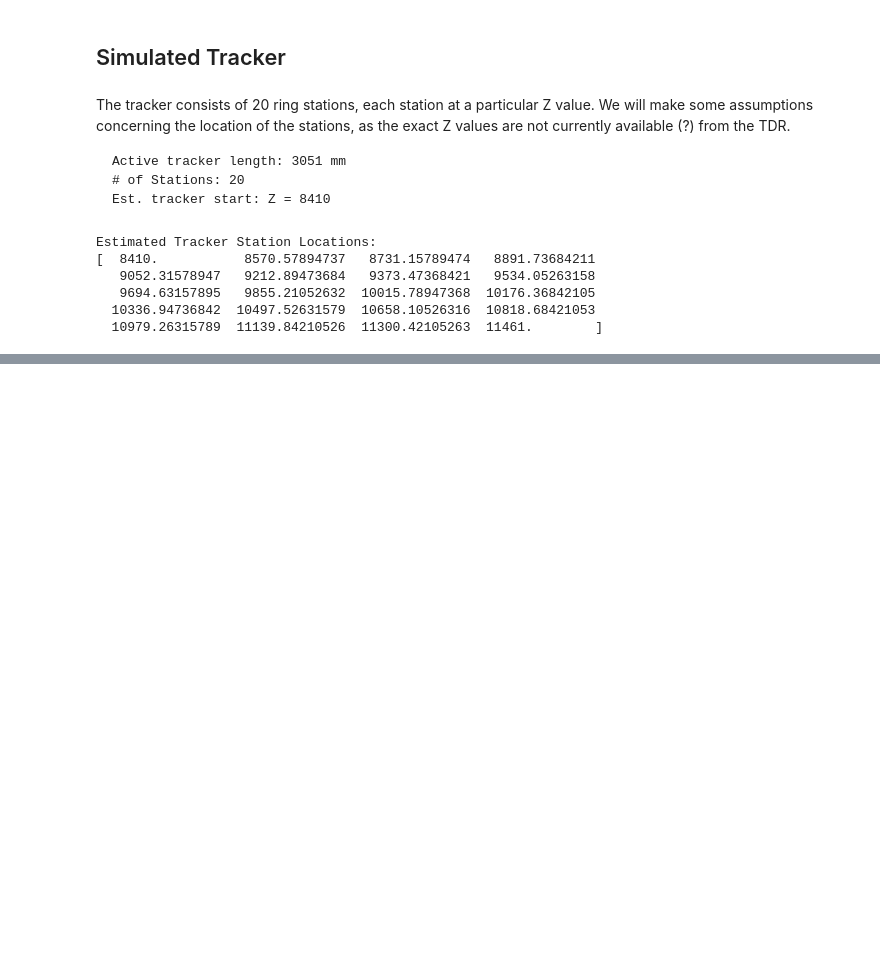
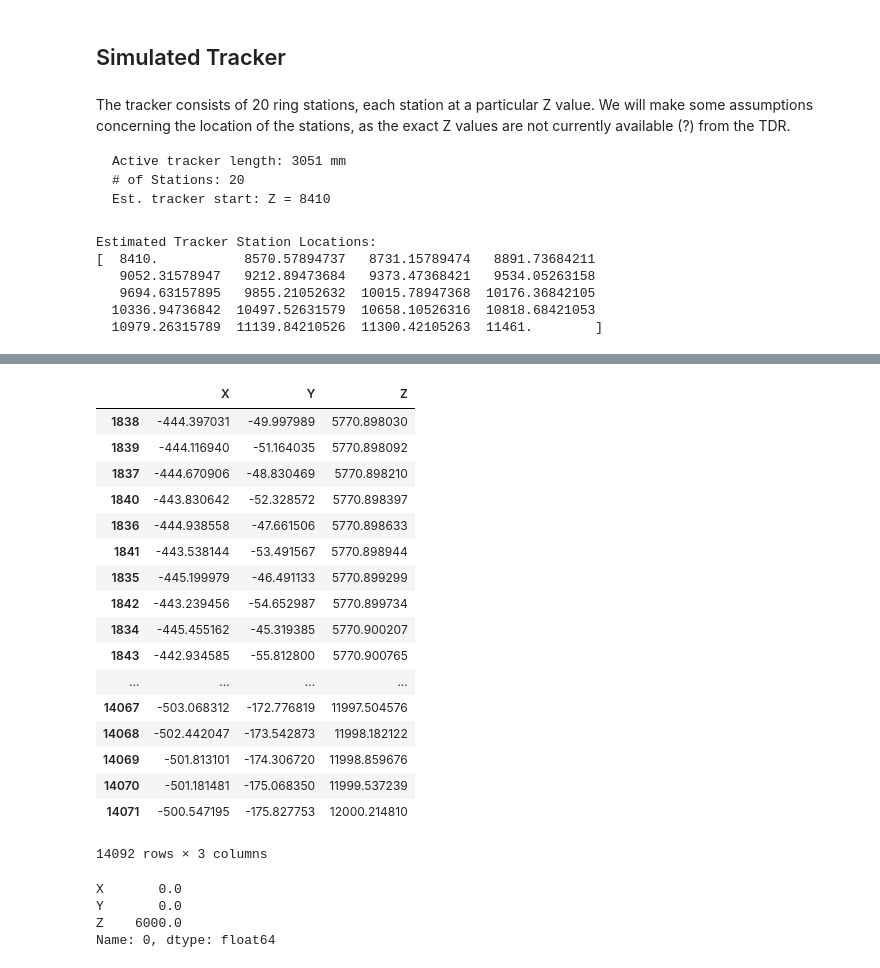
Before and after one commit to pollackscience/Mu2E, a Jupyter notebook: scripts/electron_swim.ipynb, the cells around one changed output, grey strips where cells are left out. Cells and saved outputs as stored; diff of their text form; code cells hidden in the pictures; blank space fills up the shorter version.

```diff
--- a/scripts/electron_swim.ipynb
+++ b/scripts/electron_swim.ipynb
@@ -178,0 +125,28 @@ Estimated Tracker Station Locations:
+# %%
+df_ideal.sort_values('Z')
+# %% [output]
+|  | X | Y | Z |
+| 1838 | -444.397031 | -49.997989 | 5770.898030 |
+| 1839 | -444.116940 | -51.164035 | 5770.898092 |
+| 1837 | -444.670906 | -48.830469 | 5770.898210 |
+| 1840 | -443.830642 | -52.328572 | 5770.898397 |
+| 1836 | -444.938558 | -47.661506 | 5770.898633 |
+| 1841 | -443.538144 | -53.491567 | 5770.898944 |
+| 1835 | -445.199979 | -46.491133 | 5770.899299 |
+| 1842 | -443.239456 | -54.652987 | 5770.899734 |
+| 1834 | -445.455162 | -45.319385 | 5770.900207 |
+| 1843 | -442.934585 | -55.812800 | 5770.900765 |
+| ... | ... | ... | ... |
+| 14067 | -503.068312 | -172.776819 | 11997.504576 |
+| 14068 | -502.442047 | -173.542873 | 11998.182122 |
+| 14069 | -501.813101 | -174.306720 | 11998.859676 |
+| 14070 | -501.181481 | -175.068350 | 11999.537239 |
+| 14071 | -500.547195 | -175.827753 | 12000.214810 |
+14092 rows × 3 columns
+# %%
+df_ideal.iloc[df_ideal.query('Z==8410').index.values[0]]
+# %% [output]
+X       0.0
+Y       0.0
+Z    6000.0
+Name: 0, dtype: float64
```
Also changed, not shown: parts of 19 cells of this notebook, 1 other file.
